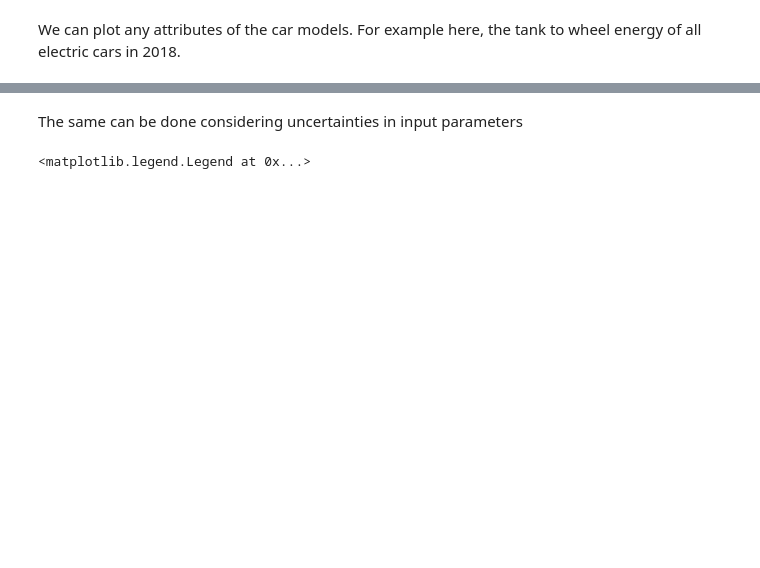
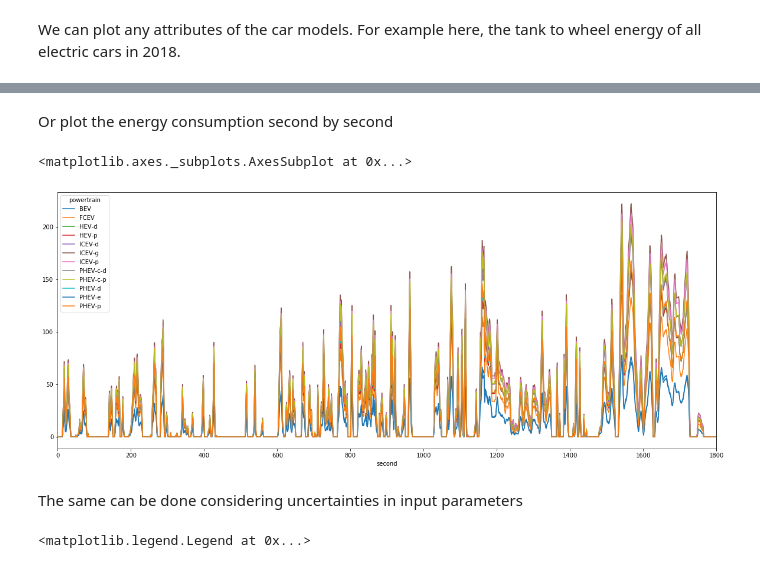
Before and after one commit to romainsacchi/carculator, a Jupyter notebook: examples/Examples.ipynb, the cells around one changed output, grey strips where cells are left out. Saved outputs shown, nothing was run; the diff lists cells and outputs as text; code cells hidden in the pictures; blank space fills up the shorter version.

```diff
--- a/examples/Examples.ipynb
+++ b/examples/Examples.ipynb
@@ -297,3 +309,14 @@ plt.show()
+# %% [markdown]
+Or plot the energy consumption second by second
+# %%
+cm = CarModel(array, cycle="WLTC")
+cm.set_all()
+
+cm.energy.sel(parameter="motive energy", year=2017, size="Medium", value=0).to_dataframe("val")\
+    .unstack()["val"].T.plot(figsize=(20, 8))
+# %% [output]
+<matplotlib.axes._subplots.AxesSubplot at 0x...>
+[figure, added]
 # %% [markdown]
 The same can be done considering uncertainties in input parameters
 # %%
```
Also changed, not shown: parts of 31 cells of this notebook, 3 other files.
